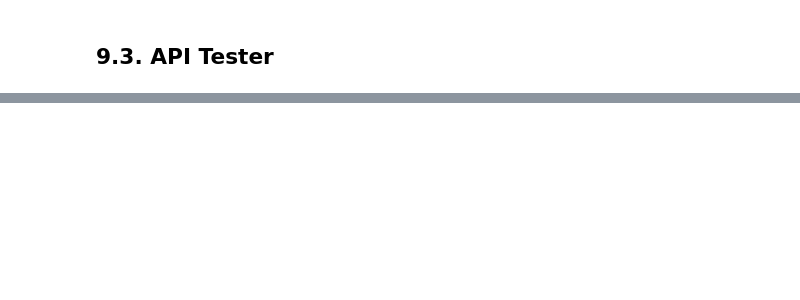
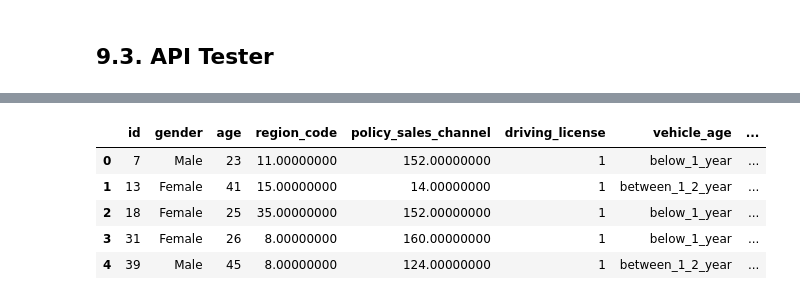
Before and after one commit to PedrosaFelipe/health_insurance, a Jupyter notebook: notebooks/v3.0_deploy_fsp.ipynb, the cells around one changed output, grey strips where cells are left out. Saved outputs shown, nothing was run; the diff lists cells and outputs as text; code cells hidden in the pictures; blank space fills up the shorter version.

```diff
--- a/notebooks/v3.0_deploy_fsp.ipynb
+++ b/notebooks/v3.0_deploy_fsp.ipynb
@@ -724,3 +709,12 @@ df_test = df_test.sample(10)
+# %%
+df2.head()
+# %% [output]
+|  | id | gender | age | region_code | policy_sales_channel | driving_license | vehicle_age | ... |
+| 0 | 7 | Male | 23 | 11.00000000 | 152.00000000 | 1 | below_1_year | ... |
+| 1 | 13 | Female | 41 | 15.00000000 | 14.00000000 | 1 | between_1_2_year | ... |
+| 2 | 18 | Female | 25 | 35.00000000 | 152.00000000 | 1 | below_1_year | ... |
+| 3 | 31 | Female | 26 | 8.00000000 | 160.00000000 | 1 | below_1_year | ... |
+| 4 | 39 | Male | 45 | 8.00000000 | 124.00000000 | 1 | between_1_2_year | ... |
 # %%
 # convert dataframe to json
 data = json.dumps(df_test.to_dict(orient='records'))
```
Also changed, not shown: parts of 13 cells of this notebook, 6 other files.
